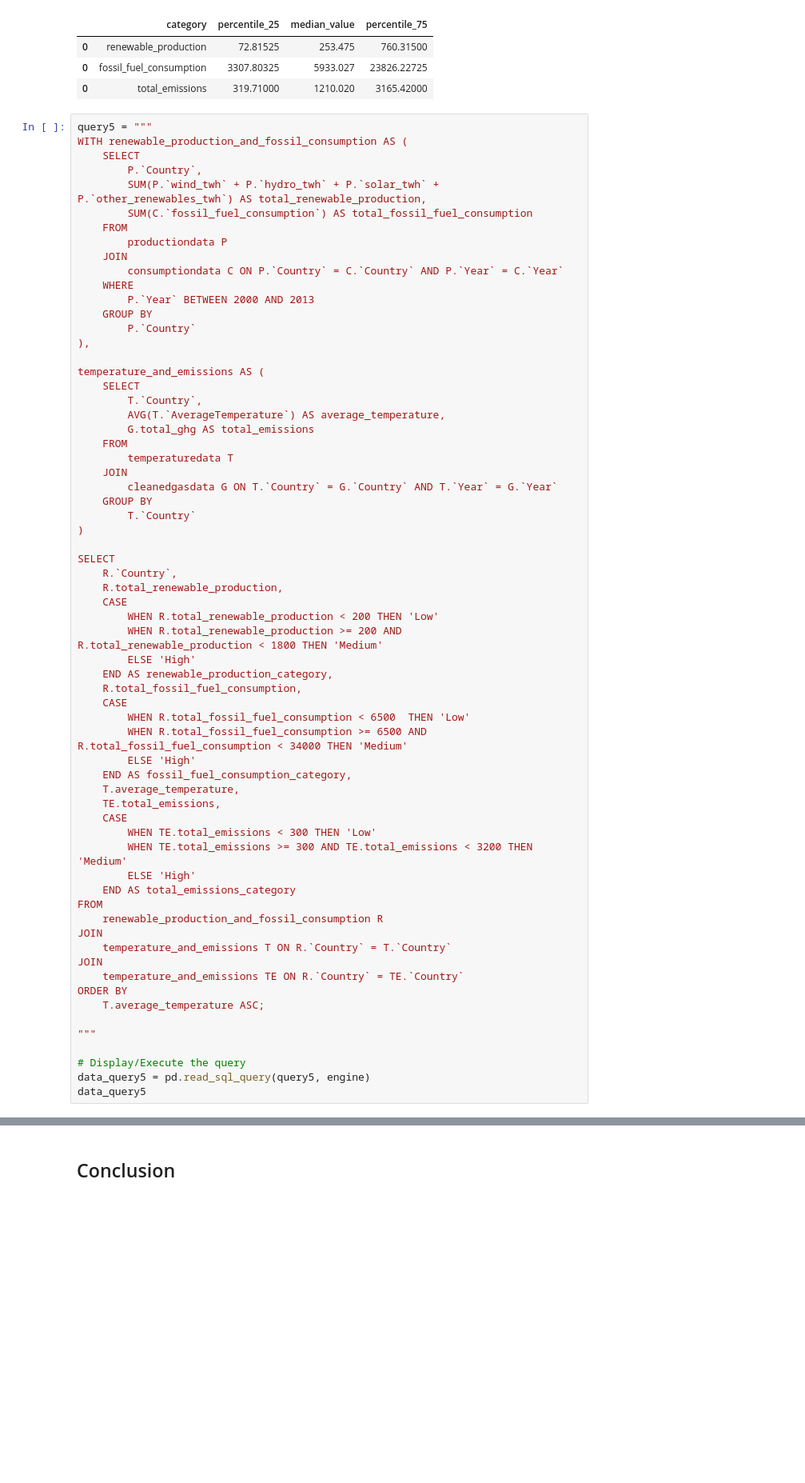
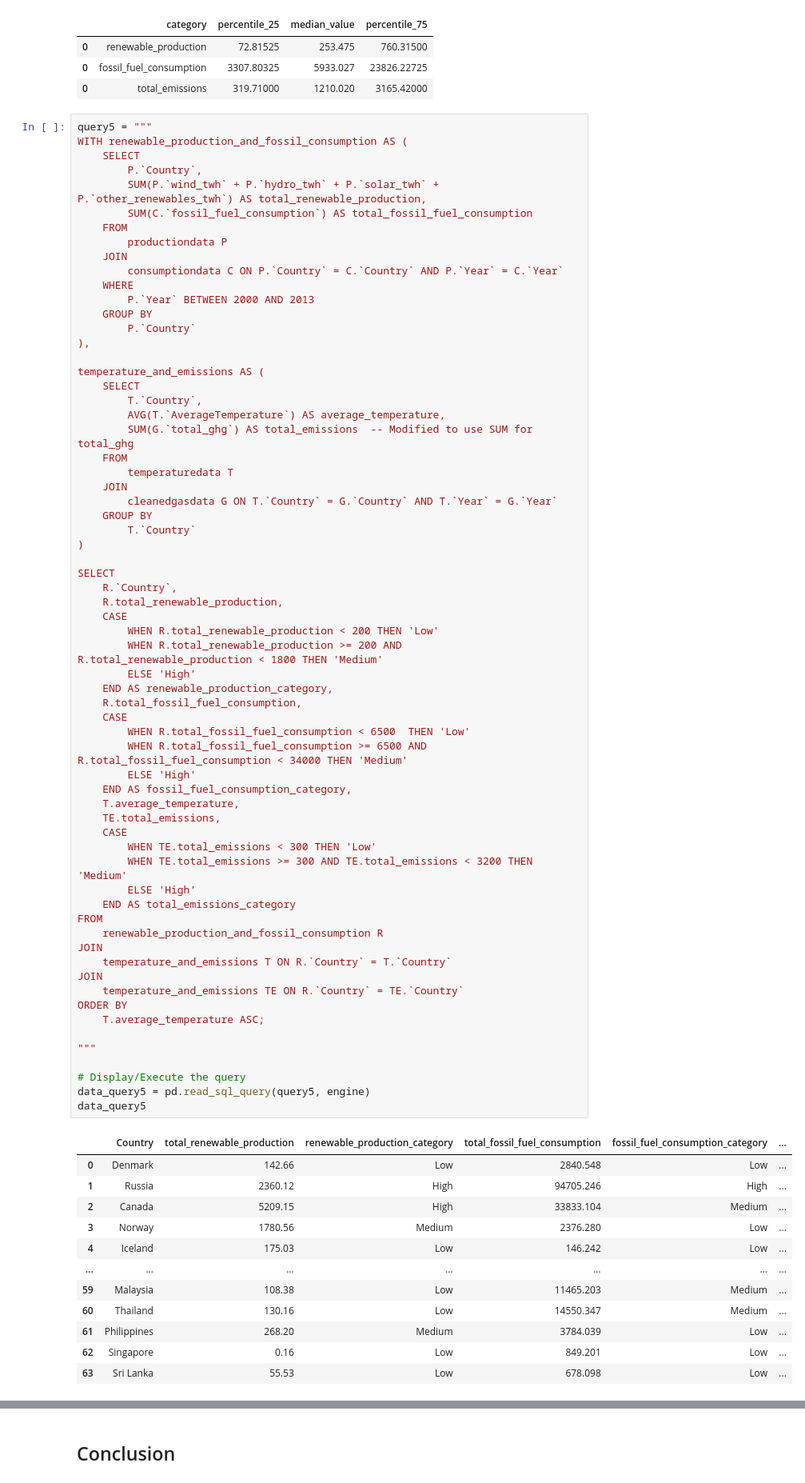
Before and after one commit to Ed-Chris/Data6xx, a Jupyter notebook: SQL/DATA 604 - Project Report Official.ipynb, the cells around one changed output, grey strips where cells are left out. Shown at 80% size. Saved outputs shown, nothing was run; the diff lists cells and outputs as text; blank space fills up the shorter version.

```diff
--- a/SQL/DATA 604 - Project Report Official.ipynb
+++ b/SQL/DATA 604 - Project Report Official.ipynb
@@ -1100,7 +1100,7 @@ temperature_and_emissions AS (
     SELECT
         T.`Country`,
         AVG(T.`AverageTemperature`) AS average_temperature,
-        G.total_ghg AS total_emissions
+        SUM(G.`total_ghg`) AS total_emissions  -- Modified to use SUM for total_ghg
     FROM
         temperaturedata T
     JOIN
@@ -1118,30 +1118,42 @@ SELECT
         ELSE 'High'
     END AS renewable_production_category,
     R.total_fossil_fuel_consumption,
     CASE
         WHEN R.total_fossil_fuel_consumption < 6500	 THEN 'Low'
         WHEN R.total_fossil_fuel_consumption >= 6500 AND R.total_fossil_fuel_consumption < 34000 THEN 'Medium'
         ELSE 'High'
     END AS fossil_fuel_consumption_category,
     T.average_temperature,
     TE.total_emissions,
     CASE
         WHEN TE.total_emissions < 300 THEN 'Low'
         WHEN TE.total_emissions >= 300 AND TE.total_emissions < 3200 THEN 'Medium'
         ELSE 'High'
     END AS total_emissions_category
 FROM
     renewable_production_and_fossil_consumption R
 JOIN
     temperature_and_emissions T ON R.`Country` = T.`Country`
 JOIN
     temperature_and_emissions TE ON R.`Country` = TE.`Country`
 ORDER BY
     T.average_temperature ASC;
 
 """
 
 # Display/Execute the query
 data_query5 = pd.read_sql_query(query5, engine)
 data_query5
 # %% [output]
+|  | Country | total_renewable_production | renewable_production_category | total_fossil_fuel_consumption | fossil_fuel_consumption_category | ... |
+| 0 | Denmark | 142.66 | Low | 2840.548 | Low | ... |
+| 1 | Russia | 2360.12 | High | 94705.246 | High | ... |
+| 2 | Canada | 5209.15 | High | 33833.104 | Medium | ... |
+| 3 | Norway | 1780.56 | Medium | 2376.280 | Low | ... |
+| 4 | Iceland | 175.03 | Low | 146.242 | Low | ... |
+| ... | ... | ... | ... | ... | ... | ... |
+| 59 | Malaysia | 108.38 | Low | 11465.203 | Medium | ... |
+| 60 | Thailand | 130.16 | Low | 14550.347 | Medium | ... |
+| 61 | Philippines | 268.20 | Medium | 3784.039 | Low | ... |
+| 62 | Singapore | 0.16 | Low | 849.201 | Low | ... |
+| 63 | Sri Lanka | 55.53 | Low | 678.098 | Low | ... |
```
Also changed, not shown: parts of 2 cells of this notebook.
